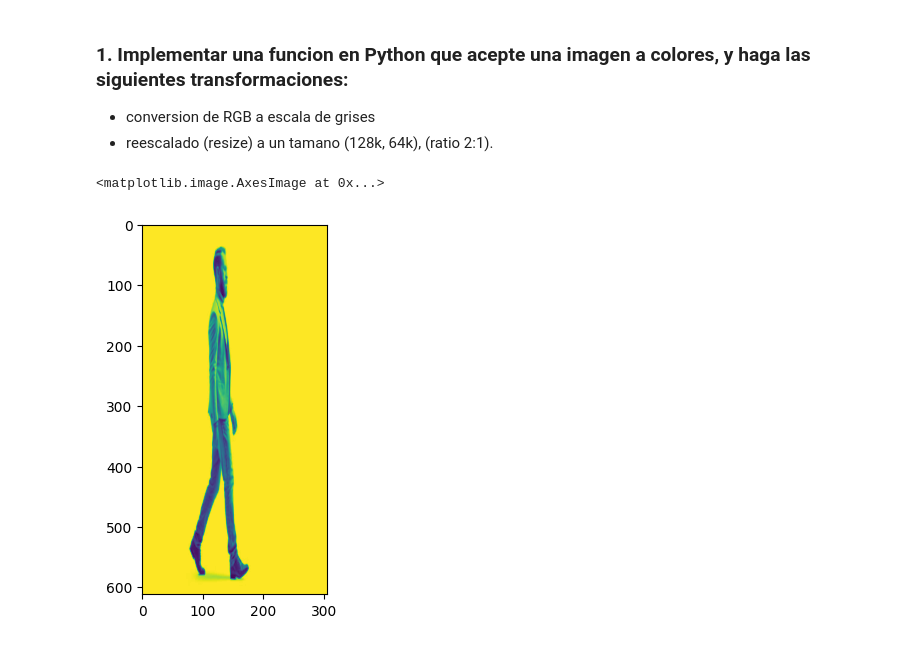
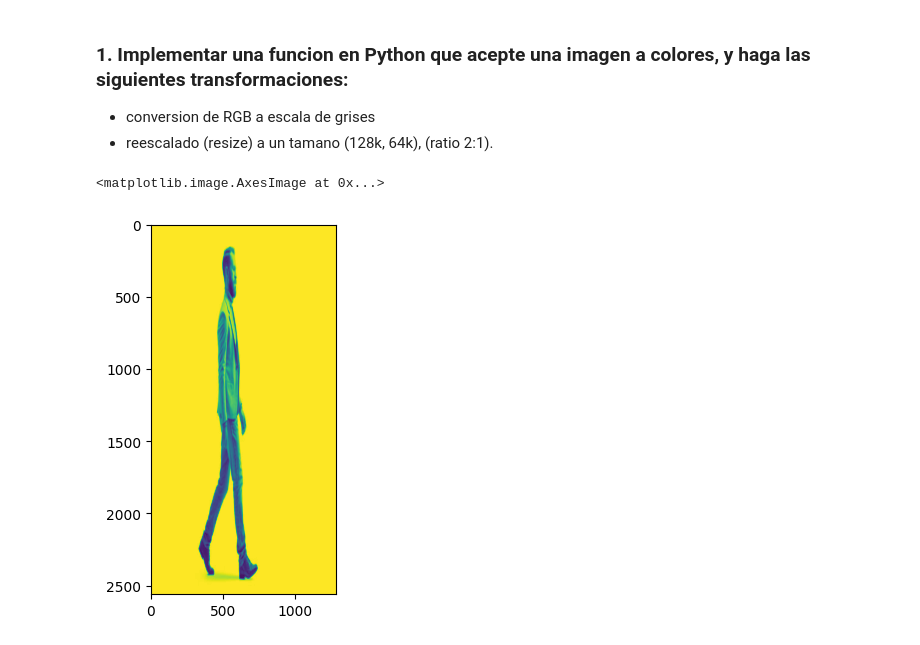
Before and after one commit to Diego-CB/Lab2-VC, a Jupyter notebook: Lab02.ipynb, the cells around one changed output. Cells and saved outputs as stored; diff of their text form; code cells hidden in the pictures.

Commit message:
parte 1

```diff
--- a/Lab02.ipynb
+++ b/Lab02.ipynb
@@ -28,17 +28,17 @@ plt.imshow(img)
 # %%
 def parte1(img, k):
     if k < 1 or k is None:
         raise Exception('K must be >= 1')
 
     # grayscale
     gray_img = ski.color.rgb2gray(img)
 
     # resize
     resized_img = ski.transform.resize(gray_img, (128 * k, 64 * k))
     return resized_img
 
-resized = parte1(img)
+resized = parte1(img, 20)
 plt.imshow(resized)
 # %% [output]
 <matplotlib.image.AxesImage at 0x...>
-[figure, old version]
+[figure, new version]
```
